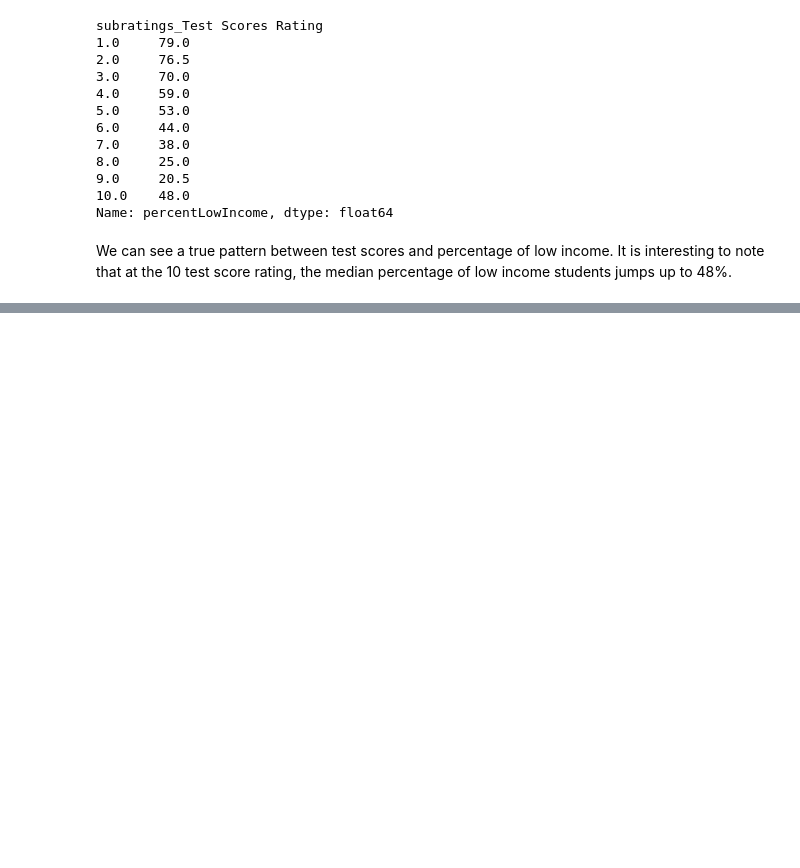
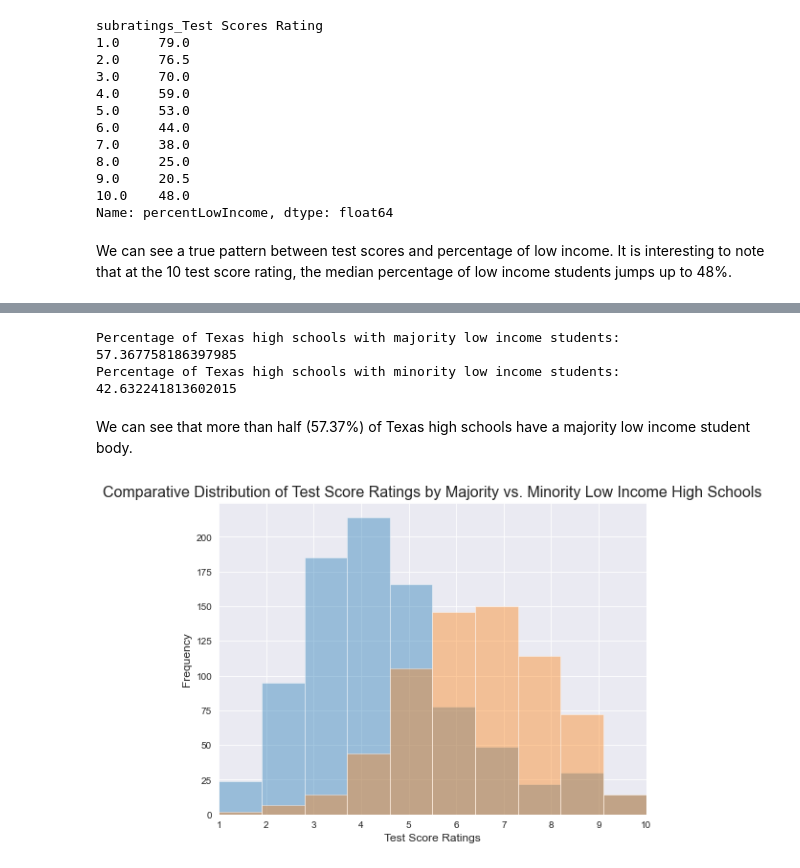
Before and after one commit to MLondon1027/Great-Schools-Ratings, a Jupyter notebook: Capstone_1_EDA.ipynb, the cells around one changed output, grey strips where cells are left out. Saved outputs shown, nothing was run; the diff lists cells and outputs as text; code cells hidden in the pictures; blank space fills up the shorter version.

Commit message:
added overlay histogram

```diff
--- a/Capstone_1_EDA.ipynb
+++ b/Capstone_1_EDA.ipynb
@@ -194,3 +197,23 @@ We can see a true pattern between test scores and percentage of low income. It i
 # %%
 df_majority_li = df[df['percentLowIncome'] >= 50.0]
 df_minority_li = df[df['percentLowIncome'] < 50.0]
+# %%
+print('Percentage of Texas high schools with majority low income students: {}'.format(len(df_majority_li)/len(df)*100))
+
+print('Percentage of Texas high schools with minority low income students: {}'.format(len(df_minority_li)/len(df)*100))
+# %% [output]
+Percentage of Texas high schools with majority low income students: 57.367758186397985
+Percentage of Texas high schools with minority low income students: 42.632241813602015
+# %% [markdown]
+We can see that more than half (57.37%) of Texas high schools have a majority low income student body.
+# %%
+fig, ax = plt.subplots(figsize=(8,6))
+for a in [df_majority_li, df_minority_li]:
+    sns.distplot(a['subratings_Test Scores Rating'], bins=10, ax=ax, kde=False)
+    ax.set_xlim([1, 10])
+    sns.set_style("darkgrid")
+    plt.title('Comparative Distribution of Test Score Ratings by Majority vs. Minority Low Income High Schools',fontsize=16)
+    plt.xlabel('Test Score Ratings', fontsize=12)
+    plt.ylabel('Frequency', fontsize=12)
+# %% [output]
+[figure, added]
```
Also changed, not shown: parts of 1 cell of this notebook.
